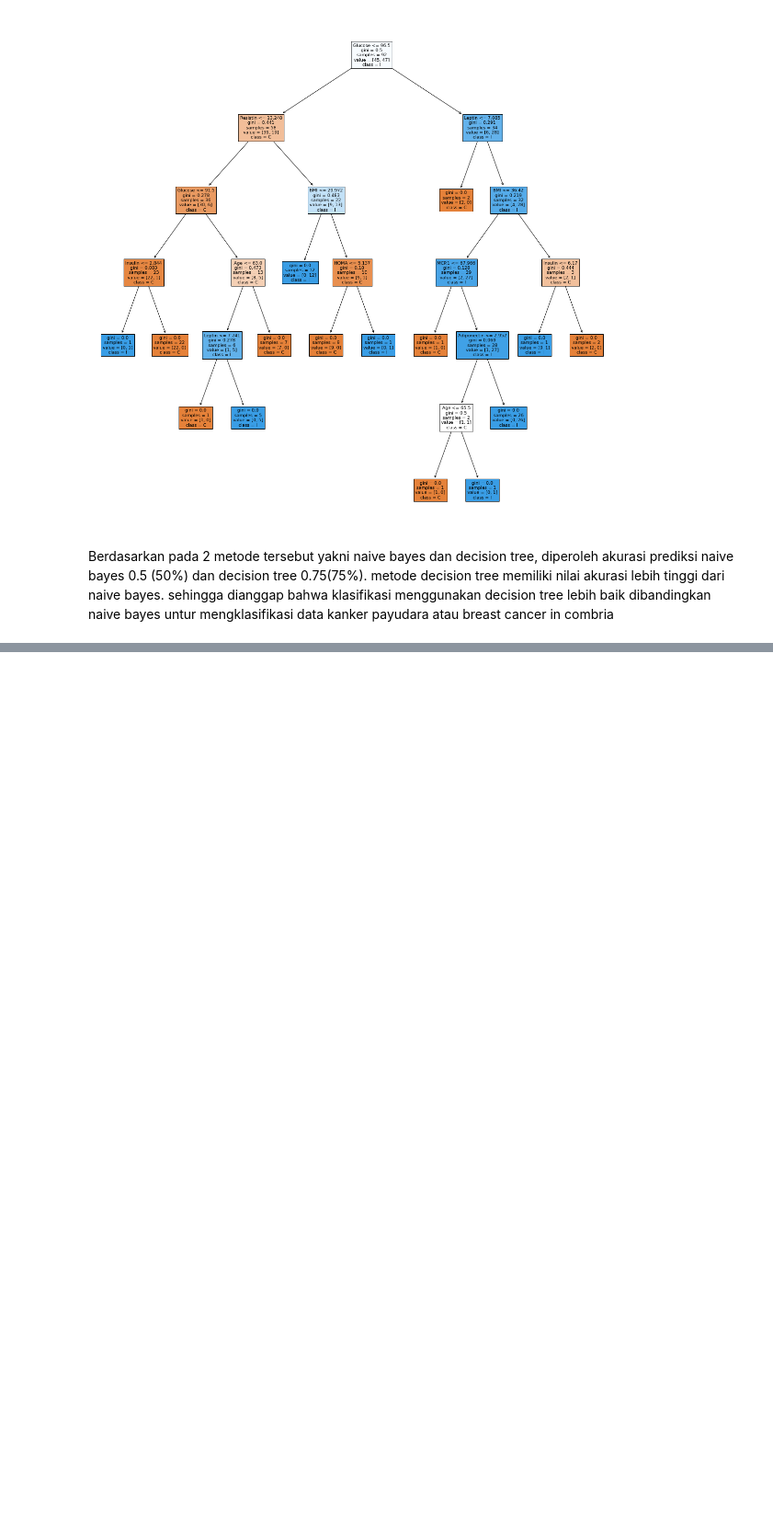
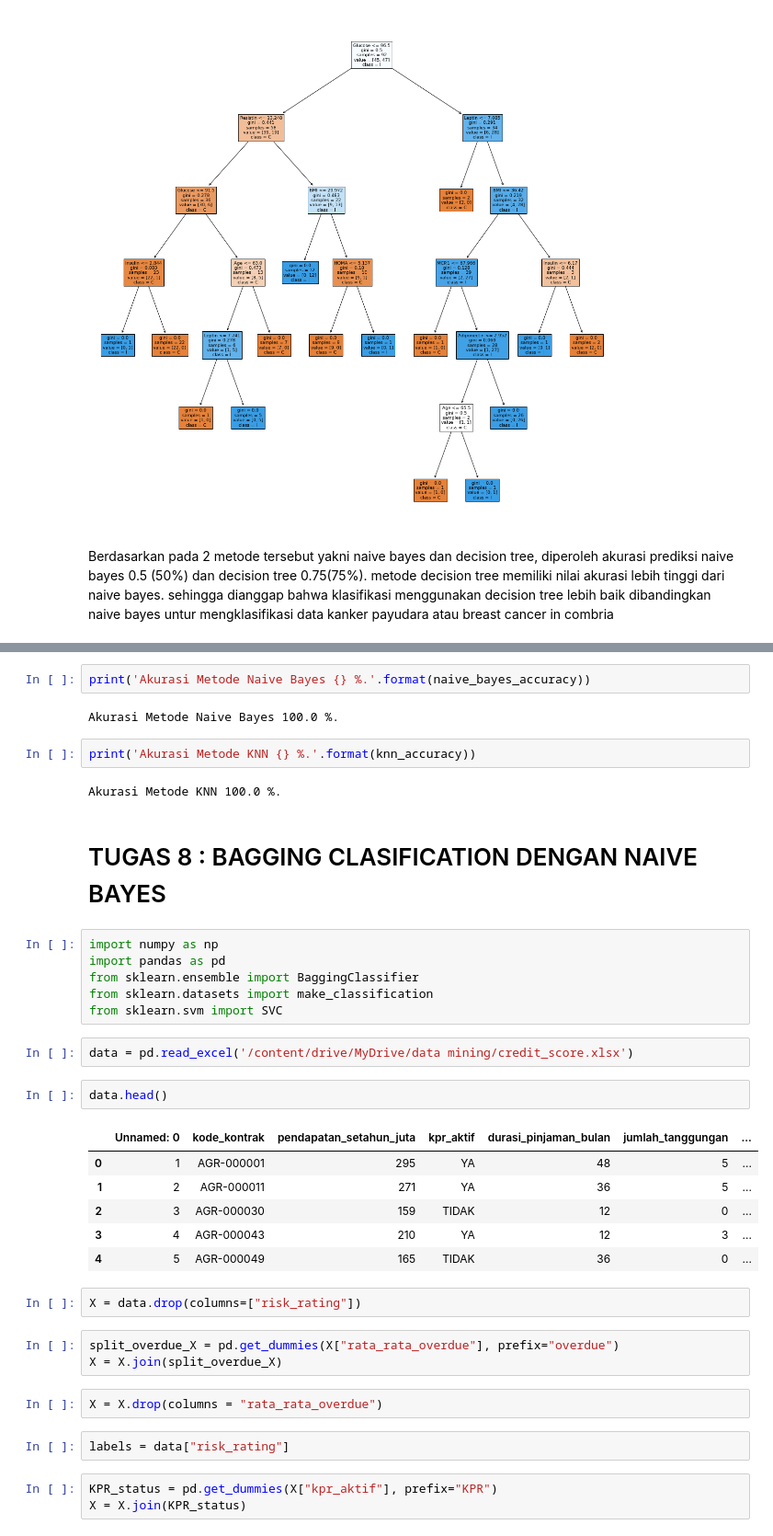
Before and after one commit to callmezamm/datamining, a Jupyter notebook: _sources/TUGAS.ipynb, the cells around one changed output, grey strips where cells are left out. Shown at 92% size. Saved outputs shown, nothing was run; the diff lists cells and outputs as text; blank space fills up the shorter version.

```diff
--- a/_sources/TUGAS.ipynb
+++ b/_sources/TUGAS.ipynb
@@ -967,0 +1081,39 @@ Berdasarkan pada 2 metode tersebut yakni naive bayes dan decision tree, diperole
+# %%
+print('Akurasi Metode Naive Bayes {} %.'.format(naive_bayes_accuracy))
+# %% [output]
+Akurasi Metode Naive Bayes 100.0 %.
+# %%
+print('Akurasi Metode KNN {} %.'.format(knn_accuracy))
+# %% [output]
+Akurasi Metode KNN 100.0 %.
+# %% [markdown]
+# TUGAS 8 : BAGGING CLASIFICATION DENGAN NAIVE BAYES
+# %%
+import numpy as np
+import pandas as pd
+from sklearn.ensemble import BaggingClassifier
+from sklearn.datasets import make_classification
+from sklearn.svm import SVC
+# %%
+data = pd.read_excel('/content/drive/MyDrive/data mining/credit_score.xlsx')
+# %%
+data.head()
+# %% [output]
+|  | Unnamed: 0 | kode_kontrak | pendapatan_setahun_juta | kpr_aktif | durasi_pinjaman_bulan | jumlah_tanggungan | ... |
+| 0 | 1 | AGR-000001 | 295 | YA | 48 | 5 | ... |
+| 1 | 2 | AGR-000011 | 271 | YA | 36 | 5 | ... |
+| 2 | 3 | AGR-000030 | 159 | TIDAK | 12 | 0 | ... |
+| 3 | 4 | AGR-000043 | 210 | YA | 12 | 3 | ... |
+| 4 | 5 | AGR-000049 | 165 | TIDAK | 36 | 0 | ... |
+# %%
+X = data.drop(columns=["risk_rating"])
+# %%
+split_overdue_X = pd.get_dummies(X["rata_rata_overdue"], prefix="overdue")
+X = X.join(split_overdue_X)
+# %%
+X = X.drop(columns = "rata_rata_overdue")
+# %%
+labels = data["risk_rating"]
+# %%
+KPR_status = pd.get_dummies(X["kpr_aktif"], prefix="KPR")
+X = X.join(KPR_status)
```
Also changed, not shown: parts of 48 cells of this notebook, 8 other files.
